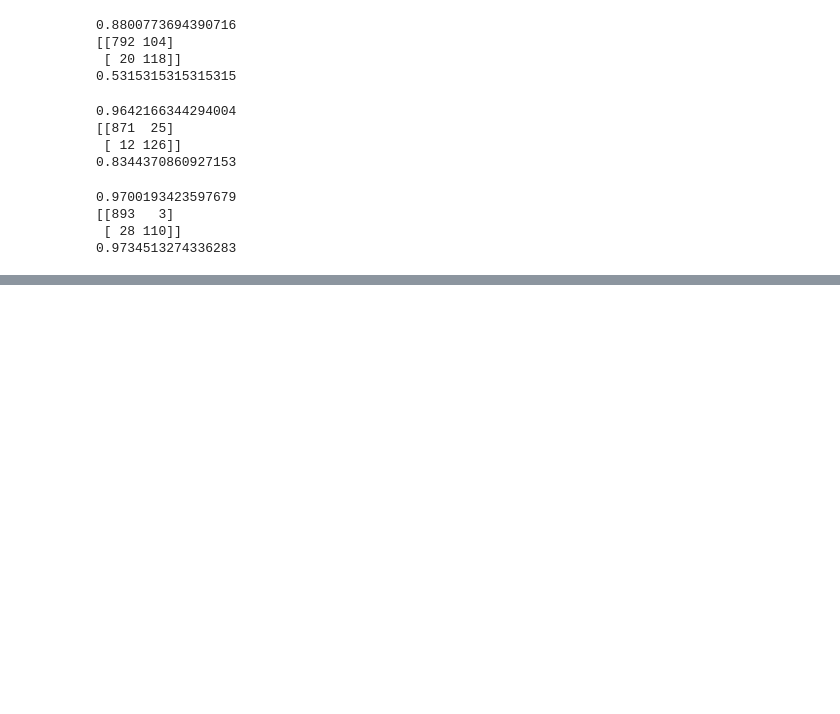
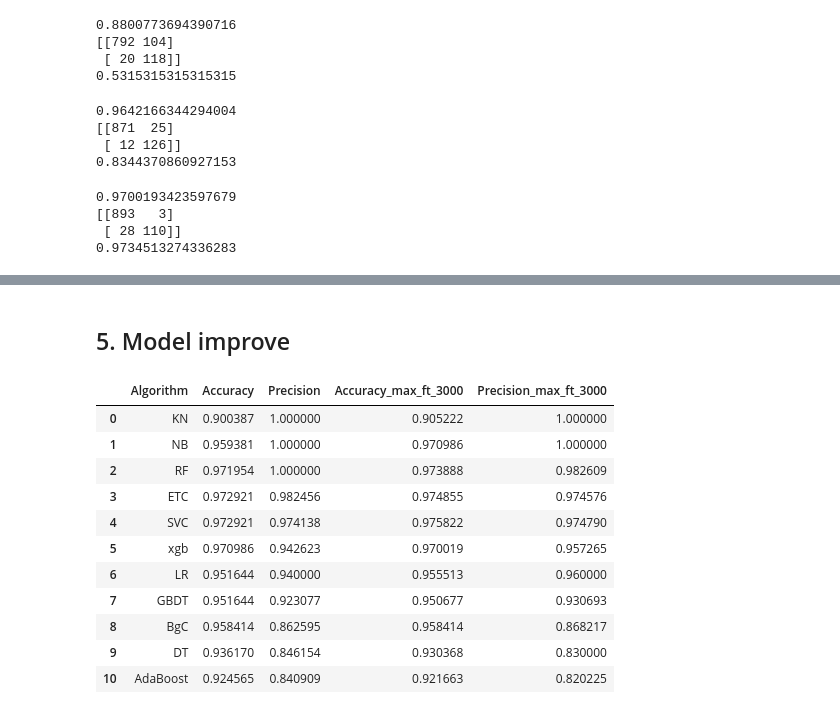
Before and after one commit to himanshugithub360/Email_spam_detector, a Jupyter notebook: Email_spam.ipynb, the cells around one changed output, grey strips where cells are left out. Saved outputs shown, nothing was run; the diff lists cells and outputs as text; code cells hidden in the pictures; blank space fills up the shorter version.

```diff
--- a/Email_spam.ipynb
+++ b/Email_spam.ipynb
@@ -456,0 +508,14 @@ print(precision_score(y_test, y_pred6))
+# %%
+accuracy_scores = []
+precision_scores = []
+
+for name,clf in clfs.items():
+
+    current_accuracy,current_precision = train_classifier(clf, X_train,y_train,X_test,y_test)
+
+    print("For ",name)
+    print("Accuracy - ",current_accuracy)
+    print("Precision - ",current_precision)
+
+    accuracy_scores.append(current_accuracy)
+    precision_scores.append(current_precision)
@@ -456,0 +556,2 @@ print(precision_score(y_test, y_pred6))
+# %%
+performance_df = pd.DataFrame({'Algorithm':clfs.keys(),'Accuracy':accuracy_scores,'Precision':precision_scores}).sort_values('Precision',ascending=False)
@@ -456,0 +573,22 @@ print(precision_score(y_test, y_pred6))
+# %% [markdown]
+## 5. Model improve
+# %%
+temp_df = pd.DataFrame({'Algorithm':clfs.keys(),'Accuracy_max_ft_3000':accuracy_scores,'Precision_max_ft_3000':precision_scores}).sort_values('Precision_max_ft_3000',ascending=False)
+# %%
+
+new_df = performance_df.merge(temp_df,on='Algorithm')
+# %%
+new_df
+# %% [output]
+|  | Algorithm | Accuracy | Precision | Accuracy_max_ft_3000 | Precision_max_ft_3000 |
+| 0 | KN | 0.900387 | 1.000000 | 0.905222 | 1.000000 |
+| 1 | NB | 0.959381 | 1.000000 | 0.970986 | 1.000000 |
+| 2 | RF | 0.971954 | 1.000000 | 0.973888 | 0.982609 |
+| 3 | ETC | 0.972921 | 0.982456 | 0.974855 | 0.974576 |
+| 4 | SVC | 0.972921 | 0.974138 | 0.975822 | 0.974790 |
+| 5 | xgb | 0.970986 | 0.942623 | 0.970019 | 0.957265 |
+| 6 | LR | 0.951644 | 0.940000 | 0.955513 | 0.960000 |
+| 7 | GBDT | 0.951644 | 0.923077 | 0.950677 | 0.930693 |
+| 8 | BgC | 0.958414 | 0.862595 | 0.958414 | 0.868217 |
+| 9 | DT | 0.936170 | 0.846154 | 0.930368 | 0.830000 |
+| 10 | AdaBoost | 0.924565 | 0.840909 | 0.921663 | 0.820225 |
```
Also changed, not shown: parts of 11 cells of this notebook.
